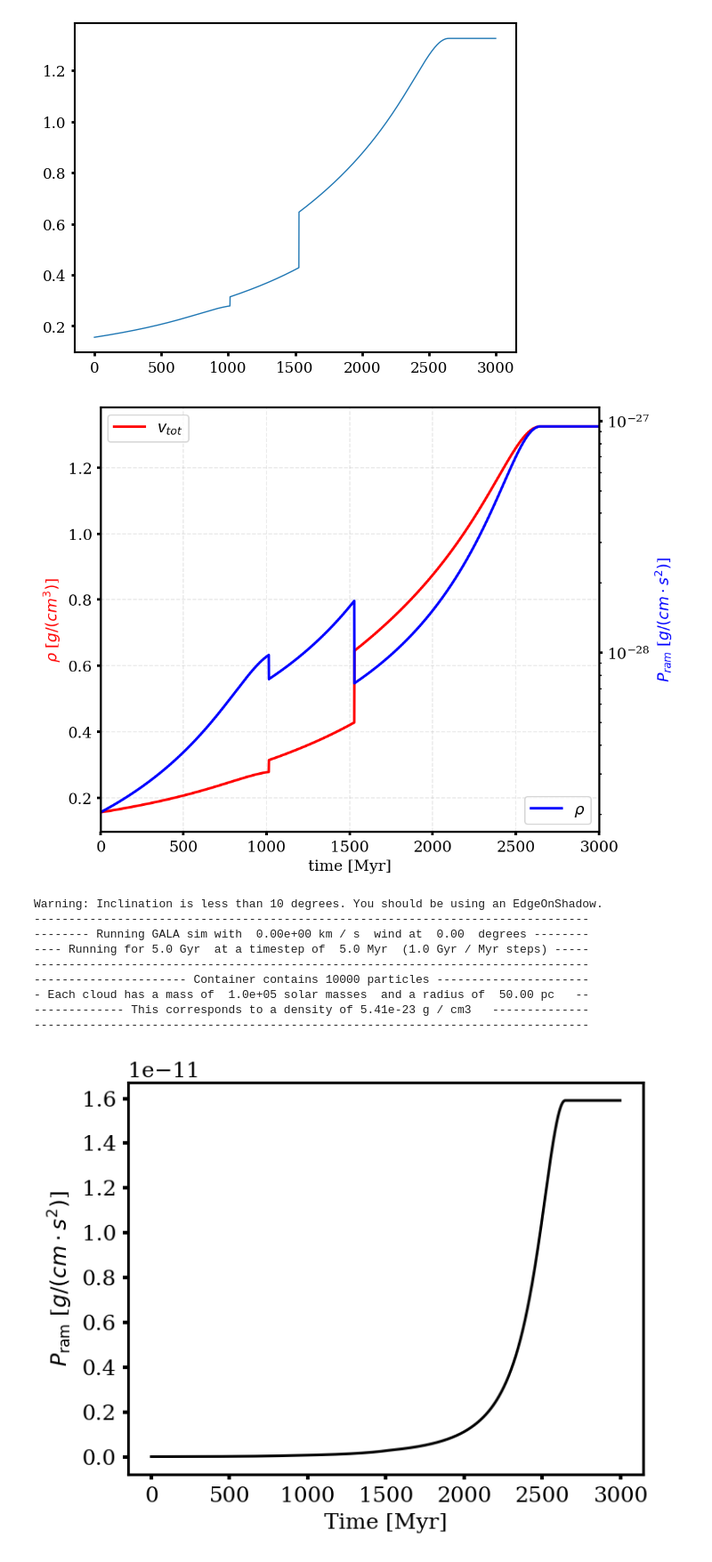
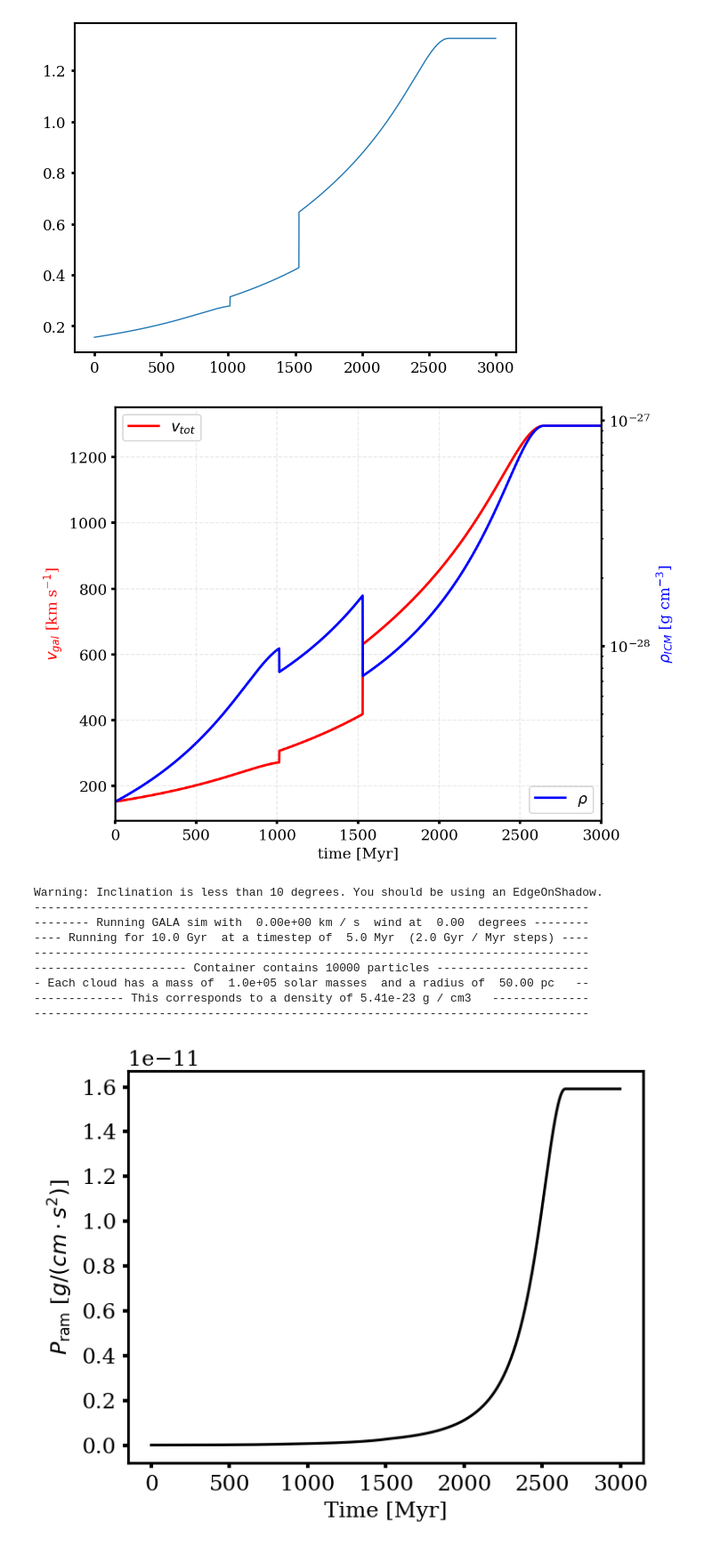
Before and after one commit to HSouch/galarp, a Jupyter notebook: paper/0-Zhu2023Duplicate.ipynb, the cells around one changed output. Shown at 89% size. Drawn from its saved outputs; the diff is of its cells as text; code cells hidden in the pictures.

```diff
--- a/paper/0-Zhu2023Duplicate.ipynb
+++ b/paper/0-Zhu2023Duplicate.ipynb
@@ -121,11 +119,11 @@ class InterpolatedDensity(grp.Density):
 # %%
 inc = 45
 
-wind = InterpolatedWind().from_table("../notebooks/ICMinflow_1e14_group_profile_45degree_wind_stacked_pericenter_data.in",
+wind = InterpolatedWind().from_table("ICMinflow_1e14_group_profile_45degree_wind_stacked_pericenter_data.in",
                                         t_key="col1", vel_keys=["col4", "col5", "col6"],
                                         inc=np.deg2rad(inc))
 
-rho = InterpolatedDensity().from_table("../notebooks/ICMinflow_1e14_group_profile_45degree_wind_stacked_pericenter_data.in",
+rho = InterpolatedDensity().from_table("ICMinflow_1e14_group_profile_45degree_wind_stacked_pericenter_data.in",
                                         t_key="col1", rho_key="col2")
 
 shadow = grp.UniformShadow(damping=0.4, R_disk = 8 * u.kpc, zmin=0.5 * u.kpc, phi=np.deg2rad(inc))
@@ -146,35 +144,35 @@ plt.plot(ts, v_tot)
 # %%
 fig,ax = plt.subplots(1, 1, figsize=(7,6),dpi=150)
 plt.grid(True, which='both', alpha=0.3, linestyle='--')
 
 plt.xlabel('time [Myr]')
-plt.ylabel(r'$\rho$ [$g/(cm^{3})$]',color='r')
+plt.ylabel(r'$v_{gal}$ [km s$^{-1}$]',color='r')
 
-plt.plot(ts, v_tot, label=r'$v_{tot}$' ,color='r', lw=2)
+plt.plot(ts, v_tot * (u.kpc/u.Myr).to(u.km/u.s), label=r'$v_{tot}$' ,color='r', lw=2)
 
 plt.xlim(0,3000)
 
 plt.legend(loc='upper left')
 ax2 = ax.twinx()
 
 ax2.plot(ts, rhos, label=r'$\rho$',color='b', lw=2)
 
 ax2.set_yscale('log')
-ax2.set_ylabel(r'$P_{ram}$ [$g/(cm \cdot s^{2})$]',color='b')
+ax2.set_ylabel(r'$\rho_{ICM}$ [g cm$^{-3}$]',color='b')
 ax2.legend(loc='lower right')
 
 #plt.savefig('ICM_profile_stack_1e14_pericenter_wind.png')
 plt.show()
 # %% [output]
-[figure, old version]
+[figure, new version]
 # %%
 sim = grp.RPSim(potential=jz2023_satellite, wind=wind, shadow=shadow)
-orbits = sim.run(particles, rho_icm=rho, integration_time=5 * u.Gyr, dt=5 * u.Myr)
+orbits = sim.run(particles, rho_icm=rho, integration_time=10 * u.Gyr, dt=5 * u.Myr)
 # %% [output]
 Warning: Inclination is less than 10 degrees. You should be using an EdgeOnShadow.
 --------------------------------------------------------------------------------
 -------- Running GALA sim with  0.00e+00 km / s  wind at  0.00  degrees --------
----- Running for 5.0 Gyr  at a timestep of  5.0 Myr  (1.0 Gyr / Myr steps) -----
+---- Running for 10.0 Gyr  at a timestep of  5.0 Myr  (2.0 Gyr / Myr steps) ----
 --------------------------------------------------------------------------------
 ---------------------- Container contains 10000 particles ----------------------
 - Each cloud has a mass of  1.0e+05 solar masses  and a radius of  50.00 pc   --
```
Also changed, not shown: parts of 4 cells of this notebook, 1 other file.
